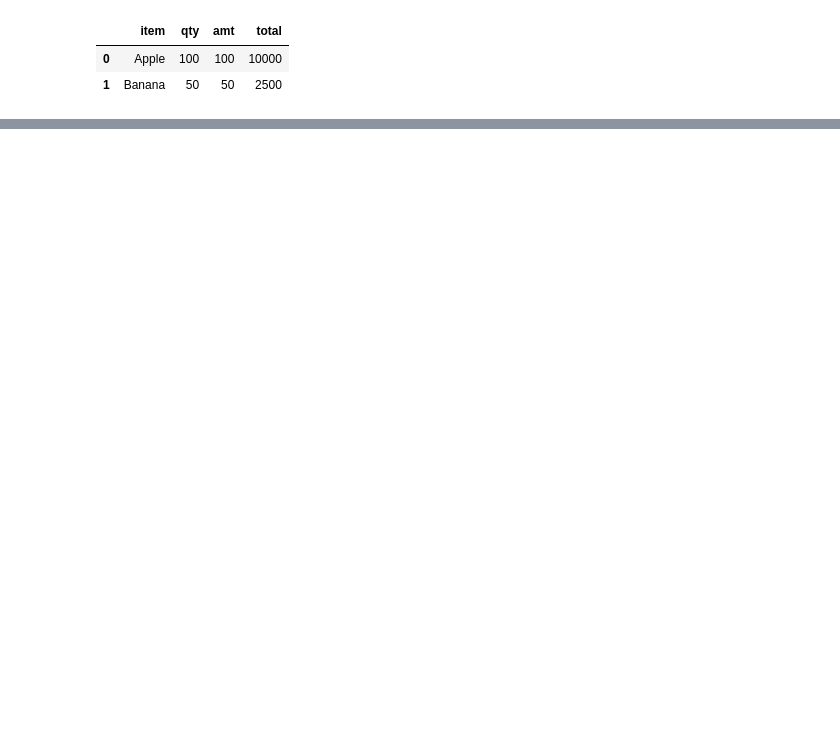
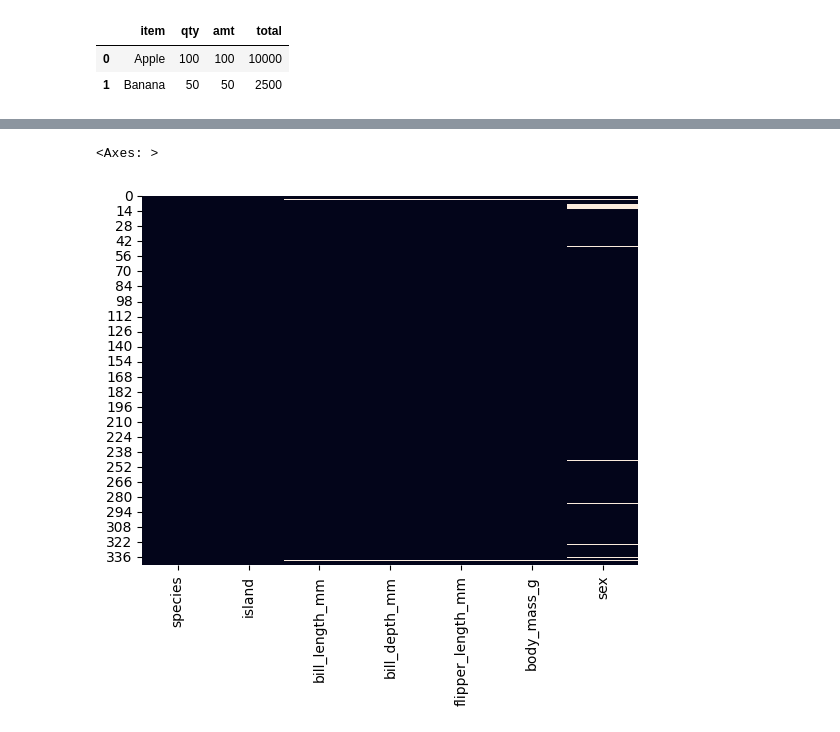
Before and after one commit to Amanmishra03/digipodium, a Jupyter notebook: data analysis/pandas.ipynb, the cells around one changed output, grey strips where cells are left out. Drawn from its saved outputs; the diff is of its cells as text; code cells hidden in the pictures; blank space fills up the shorter version.

```diff
--- a/data analysis/pandas.ipynb
+++ b/data analysis/pandas.ipynb
@@ -232,0 +338,5 @@ data
+# %%
+sns.heatmap(penguins.isnull(), cbar=False)   # overall null vallue visualization
+# %% [output]
+<Axes: >
+[figure, added]
```
Also changed, not shown: parts of 30 cells of this notebook.
